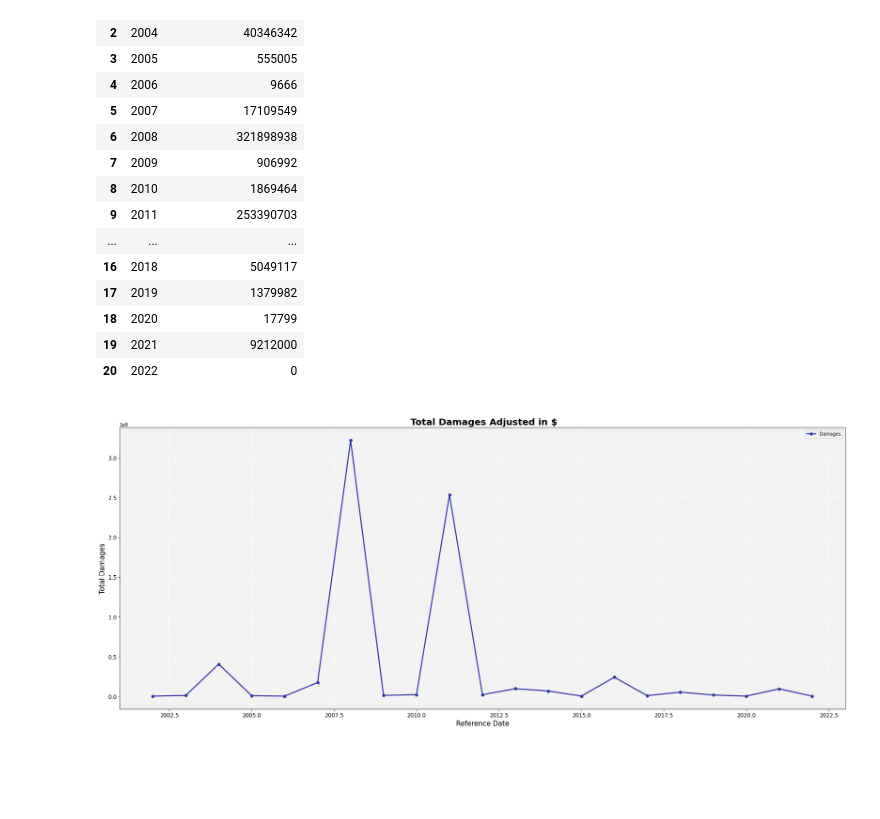
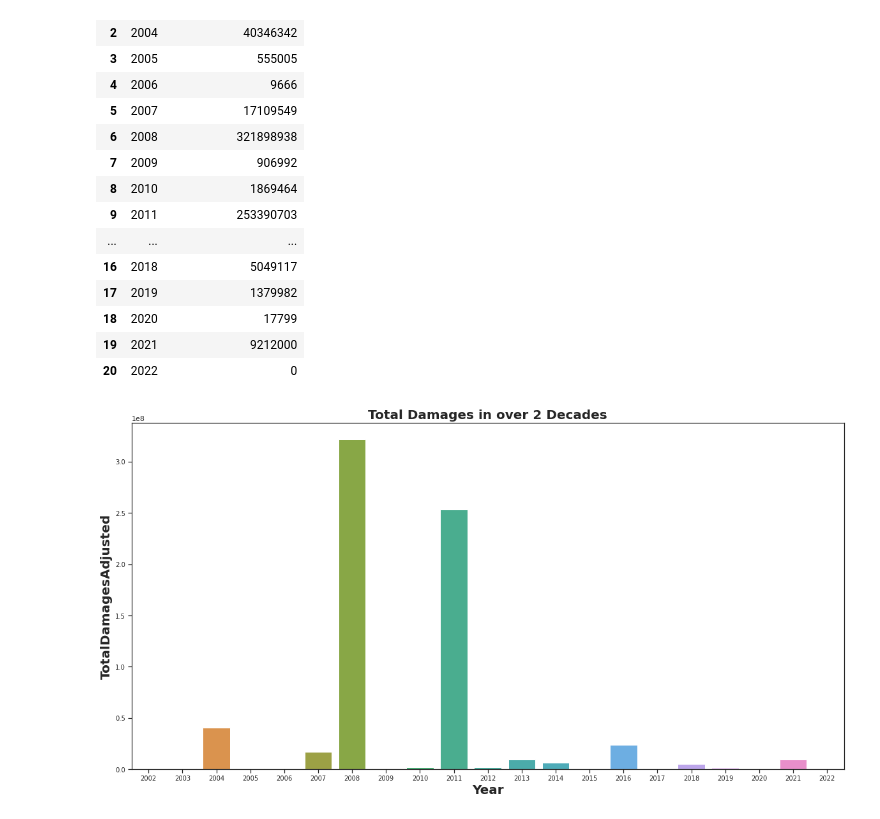
Before and after one commit to luzmarie-fer/DataAnalytics, a Jupyter notebook: Visual Codes.ipynb, the cells around one changed output. Saved outputs shown, nothing was run; the diff lists cells and outputs as text; code cells hidden in the pictures; blank space fills up the shorter version.

```diff
--- a/Visual Codes.ipynb
+++ b/Visual Codes.ipynb
@@ -75,28 +75,23 @@ df
 | 18 | 2020 | 17799 |
 | 19 | 2021 | 9212000 |
 | 20 | 2022 | 0 |
-# %%
-#getting all the values stored in the dataframe/csv
-Year = df["Year"]
-TotalDamagesAdjusted = df["TotalDamagesAdjusted"]
-
-#changing the size of visualization
-f = plt.figure(tight_layout=True)
-f.set_figwidth(23)
-f.set_figheight(10)
-
-#Changing the background color of the graph
-plt.rcParams['axes.facecolor'] = '#F2F2F2'
-
-#creating the plot
-plt.xticks(fontsize=12)
-plt.yticks(fontsize=12)
-plt.title("\n Total Damages Adjusted in $", fontweight="bold", fontsize=20)
-plt.xlabel("Reference Date", fontsize=15)
-plt.ylabel("Total Damages", fontsize=15)
-plt.plot(Year, TotalDamagesAdjusted, 'o-', c= '#333399', lw=2.4)
-plt.grid(color = 'white', linestyle = '--', linewidth = 1.5)
-plt.legend(labels=['Damages'])
-plt.show()
-# %% [output]
-[figure, removed]
+# %%
+#visualization
+f = plt.figure()
+f.set_figwidth(20)
+f.set_figheight(10)
+
+#Plot
+sns.set_theme(style="ticks", color_codes=False)
+ax = sns.barplot(x="Year", y="TotalDamagesAdjusted", ci="sd",data=df)
+plt.xticks(fontsize = 10)
+plt.yticks(fontsize = 10)
+
+#labels
+plt.xlabel("Year", fontweight = "bold", fontsize = 20)
+plt.ylabel("TotalDamagesAdjusted", fontweight = "bold", fontsize = 20)
+plt.title("Total Damages in over 2 Decades", fontweight = "bold", fontsize = 20)
+
+plt.show()
+# %% [output]
+[figure, added]
```
Also changed, not shown: parts of 2 cells of this notebook.
